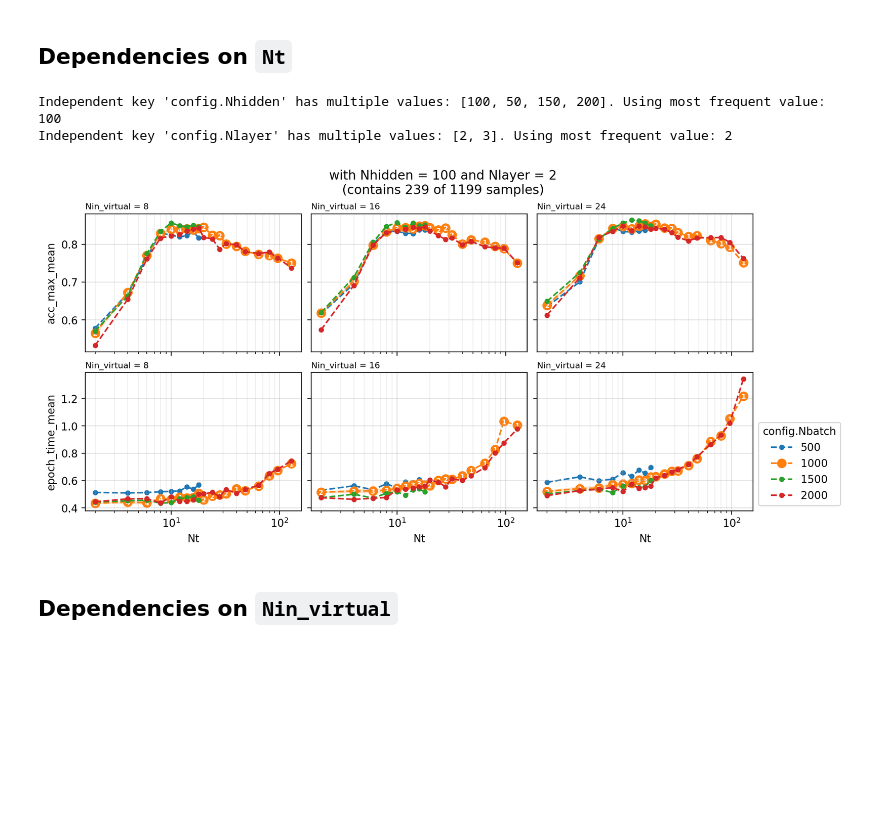
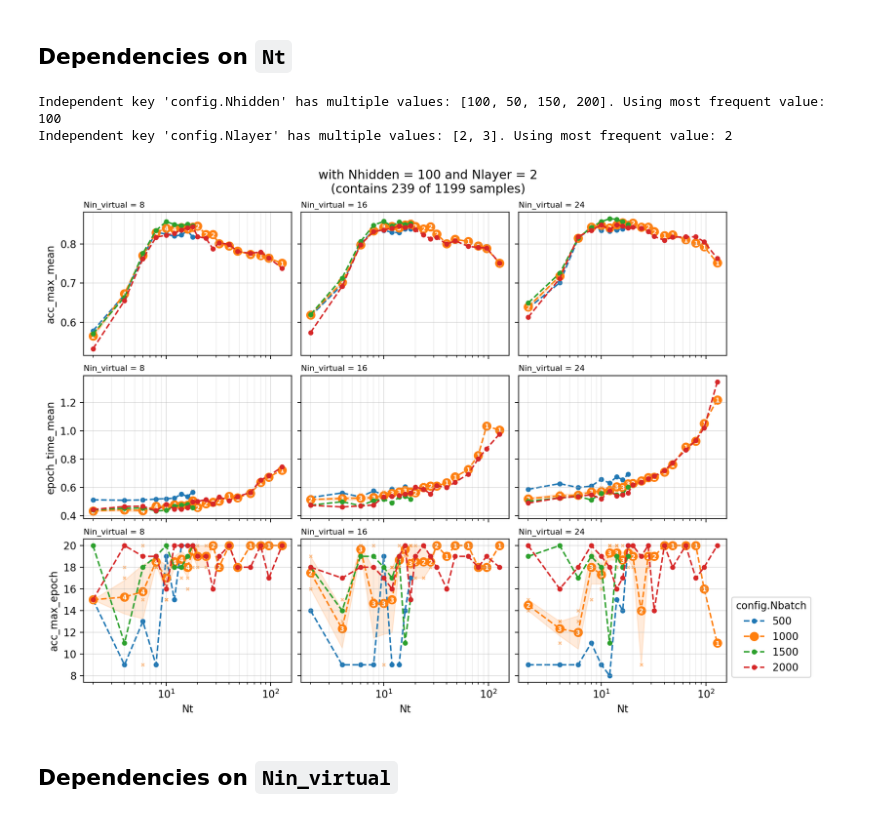
Before and after one commit to carlowenig/spikegd-carlo, a Jupyter notebook: experiments/heidelberg/analyze_grid_results.ipynb, the cells around one changed output. Cells and saved outputs as stored; diff of their text form; code cells hidden in the pictures; blank space fills up the shorter version.

```diff
--- a/experiments/heidelberg/analyze_grid_results.ipynb
+++ b/experiments/heidelberg/analyze_grid_results.ipynb
@@ -163,35 +163,36 @@ For this, we have to fix all config parameters, except one and plot the accuracy
 from spikegd.utils.plotting import LinePlot, PlotGrid
 
 
 def key_format(key: str):
     return key.removeprefix("config.").removeprefix("metrics.")
 
 
 indep_keys = tuple(
     key for key in trials_df.columns
     if key.startswith("config.") and key != "config.Nin"
 )
 # print("independent keys:", indep_keys)
 
 PlotGrid(
     arg_keys=("config.Nt",),
     func_keys=(
         "metrics.acc_max_mean",
-        "metrics.epoch_time_mean"
+        "metrics.epoch_time_mean",
+        "metrics.acc_max_epoch"
     ),
     plot_type=LinePlot(
         graph_key="config.Nbatch",
         x_scale="log",
     ),
     col_key="config.Nin_virtual",
     whitelists={"config.Nin_virtual": [8, 16, 24]},
     indep_keys=indep_keys,
     key_format=key_format,
 ).show(trials_df)
 # %% [output]
 Independent key 'config.Nhidden' has multiple values: [100, 50, 150, 200]. Using most frequent value: 100
 Independent key 'config.Nlayer' has multiple values: [2, 3]. Using most frequent value: 2
-[figure, old version]
+[figure, new version]
 # %% [markdown]
 ## Dependencies on `Nin_virtual`
 # %%
```
Also changed, not shown: parts of 2 cells of this notebook, 5 other files.
